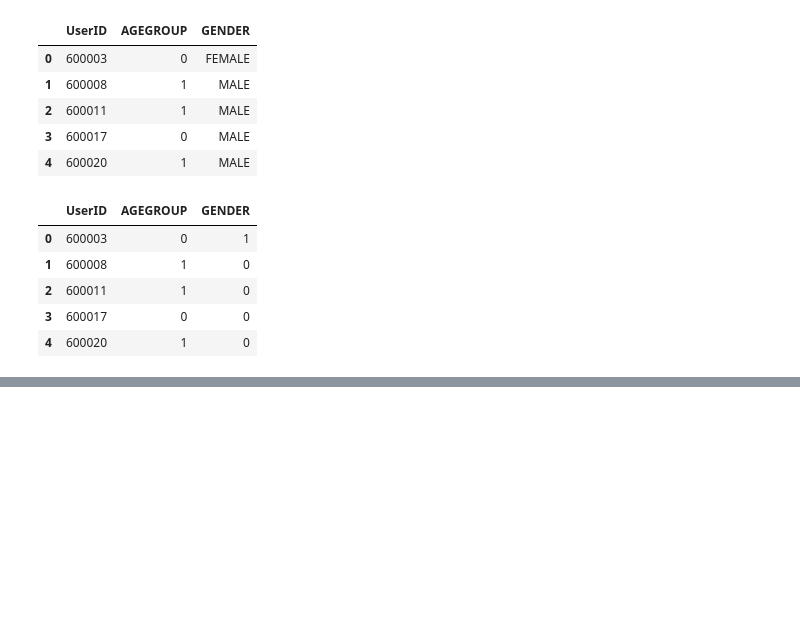
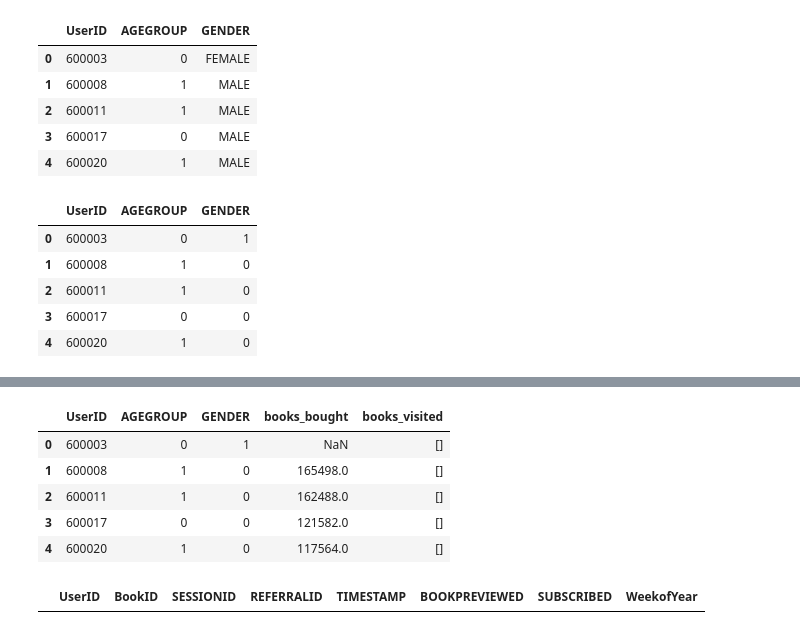
Before and after one commit to praneeth7894/Projects, a Jupyter notebook: BibliothecaModelingData/BibliothecaModelingData.ipynb, the cells around one changed output, grey strips where cells are left out. Drawn from its saved outputs; the diff is of its cells as text; code cells hidden in the pictures; blank space fills up the shorter version.

```diff
--- a/BibliothecaModelingData/BibliothecaModelingData.ipynb
+++ b/BibliothecaModelingData/BibliothecaModelingData.ipynb
@@ -57,10 +66,11 @@ Adding P
 books_purchased=[]
 books_purchased_buffer=[]
 users=[]
-users=users_list['UserID'].values
-for i in range(5):
+users=users_list['UserID']
+for i in range(15000):
     books_purchased_buffer=purchase_history.loc[purchase_history['UserID'] == users[i]]
-    books_purchased=books_purchased_buffer['BookID']
+    books_purchased.append(books_purchased_buffer['BookID'].values)
 
-books_purchased.values
+books_purchased=[list(i) for i in books_purchased]
+books_purchased
 # %% [output]
@@ -68,0 +94,22 @@ array([117564, 105481, 169328, 167437, 154892, 114400, 114845, 121906,
+# %%
+users_list['books_bought']=books_purchased#adding books bought by every user to user list
+users_list['books_bought']=users_list['books_bought'].str[0]
+users_list.head()
+# %% [output]
+|  | UserID | AGEGROUP | GENDER | books_bought | books_visited |
+| 0 | 600003 | 0 | 1 | NaN | [] |
+| 1 | 600008 | 1 | 0 | 165498.0 | [] |
+| 2 | 600011 | 1 | 0 | 162488.0 | [] |
+| 3 | 600017 | 0 | 0 | 121582.0 | [] |
+| 4 | 600020 | 1 | 0 | 117564.0 | [] |
+# %%
+books_visited=[]
+books_visited_buffer=[]
+for i in range(15000):
+    books_visited_buffer=visit_history.loc[visit_history['UserID'] == users[i]]
+    books_visited.append(books_purchased_buffer['BookID'].values)
+
+books_visited=[list(i) for i in books_visited]
+books_visited_buffer
+# %% [output]
+|  | UserID | BookID | SESSIONID | REFERRALID | TIMESTAMP | BOOKPREVIEWED | SUBSCRIBED | WeekofYear |
```
Also changed, not shown: parts of 7 cells of this notebook.
